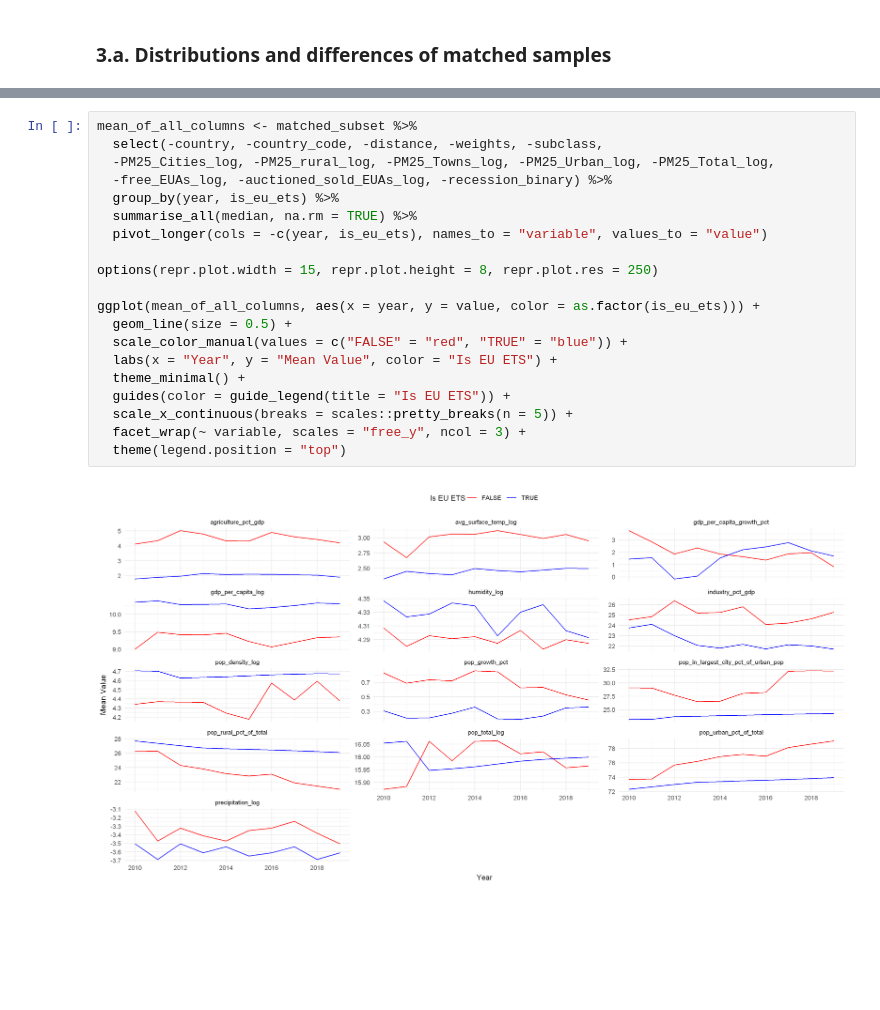
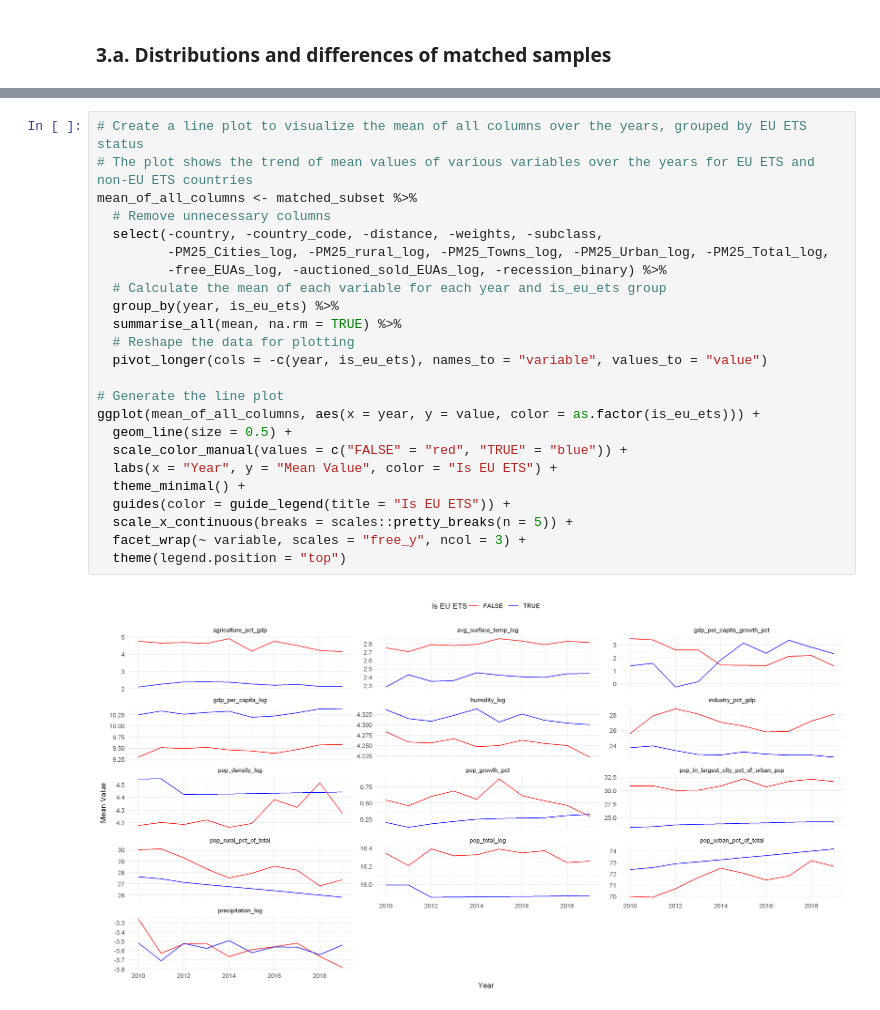
Before and after one commit to huseyinpolat-ds/UW_WNE_DSBA_Master_Thesis_437969, a Jupyter notebook: Thesis_EDA.ipynb, the cells around one changed output, grey strips where cells are left out. Drawn from its saved outputs; the diff is of its cells as text; blank space fills up the shorter version.

```diff
--- a/Thesis_EDA.ipynb
+++ b/Thesis_EDA.ipynb
@@ -716,23 +787,27 @@ plot(match_obj, type = "qq", which.xs = ~gdp_per_capita_log +gdp_per_capita_grow
 # %%
+# Create a line plot to visualize the mean of all columns over the years, grouped by EU ETS status
+# The plot shows the trend of mean values of various variables over the years for EU ETS and non-EU ETS countries
 mean_of_all_columns <- matched_subset %>%
+  # Remove unnecessary columns
   select(-country, -country_code, -distance, -weights, -subclass,
-  -PM25_Cities_log, -PM25_rural_log, -PM25_Towns_log, -PM25_Urban_log, -PM25_Total_log,
-  -free_EUAs_log, -auctioned_sold_EUAs_log, -recession_binary) %>%
+         -PM25_Cities_log, -PM25_rural_log, -PM25_Towns_log, -PM25_Urban_log, -PM25_Total_log,
+         -free_EUAs_log, -auctioned_sold_EUAs_log, -recession_binary) %>%
+  # Calculate the mean of each variable for each year and is_eu_ets group
   group_by(year, is_eu_ets) %>%
-  summarise_all(median, na.rm = TRUE) %>%
+  summarise_all(mean, na.rm = TRUE) %>%
+  # Reshape the data for plotting
   pivot_longer(cols = -c(year, is_eu_ets), names_to = "variable", values_to = "value")
 
-options(repr.plot.width = 15, repr.plot.height = 8, repr.plot.res = 250)
-
+# Generate the line plot
 ggplot(mean_of_all_columns, aes(x = year, y = value, color = as.factor(is_eu_ets))) +
   geom_line(size = 0.5) +
   scale_color_manual(values = c("FALSE" = "red", "TRUE" = "blue")) +
   labs(x = "Year", y = "Mean Value", color = "Is EU ETS") +
   theme_minimal() +
   guides(color = guide_legend(title = "Is EU ETS")) +
   scale_x_continuous(breaks = scales::pretty_breaks(n = 5)) +
   facet_wrap(~ variable, scales = "free_y", ncol = 3) +
   theme(legend.position = "top")
 # %% [output]
-[figure, old version]
+[figure, new version]
 # %%
```
Also changed, not shown: parts of 12 cells of this notebook.
